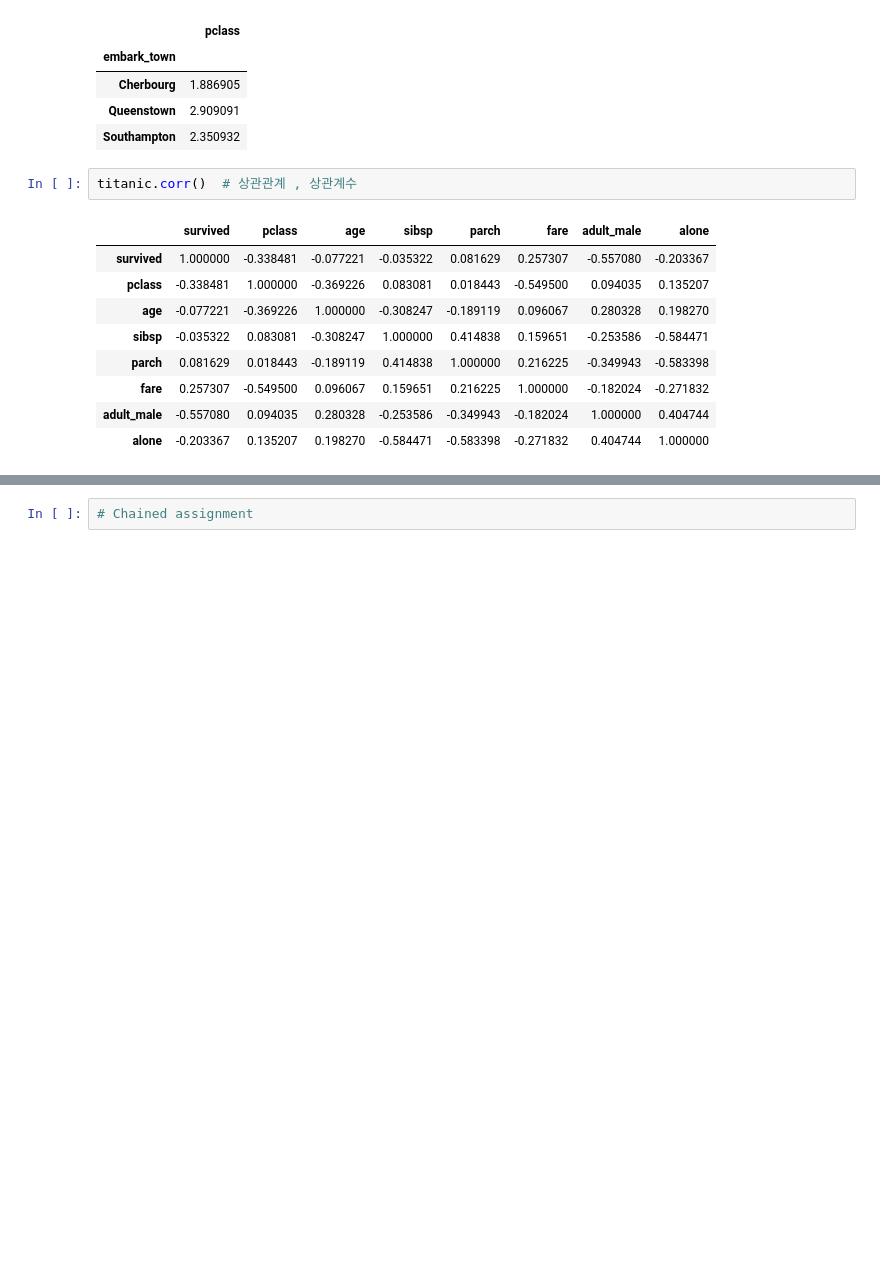
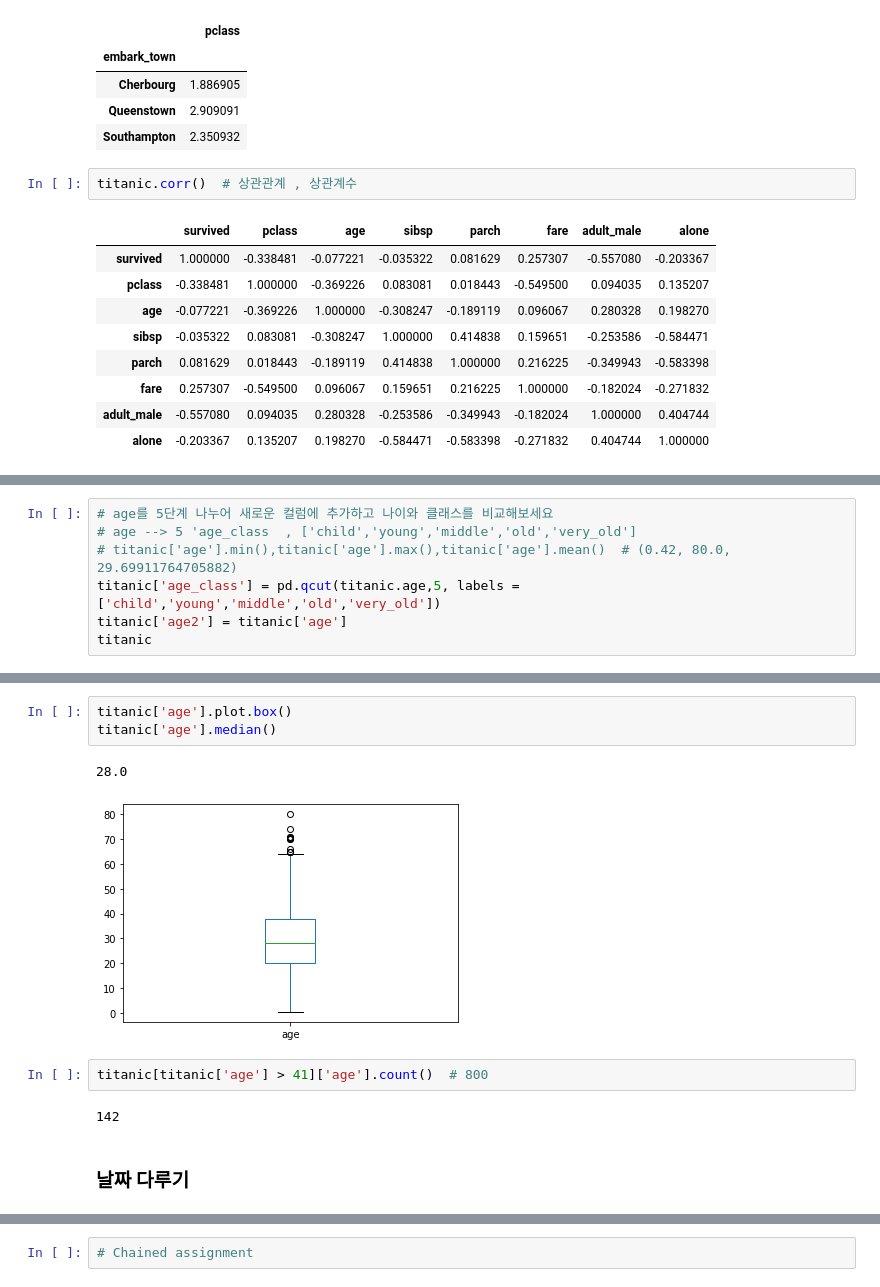
Before and after one commit to landturtler/2020_AI_education_example, a Jupyter notebook: pandas_basic.ipynb, the cells around one changed output, grey strips where cells are left out. Saved outputs shown, nothing was run; the diff lists cells and outputs as text; blank space fills up the shorter version.

```diff
--- a/pandas_basic.ipynb
+++ b/pandas_basic.ipynb
@@ -975,0 +978,7 @@ pandas.core.series.Series
+# %%
+# age를 5단계 나누어 새로운 컬럼에 추가하고 나이와 클래스를 비교해보세요
+# age --> 5 'age_class  , ['child','young','middle','old','very_old']
+# titanic['age'].min(),titanic['age'].max(),titanic['age'].mean()  # (0.42, 80.0, 29.69911764705882)
+titanic['age_class'] = pd.qcut(titanic.age,5, labels = ['child','young','middle','old','very_old'])
+titanic['age2'] = titanic['age']
+titanic
@@ -975,0 +1072,12 @@ pandas.core.series.Series
+# %%
+titanic['age'].plot.box()
+titanic['age'].median()
+# %% [output]
+28.0
+[figure, added]
+# %%
+titanic[titanic['age'] > 41]['age'].count()  # 800
+# %% [output]
+142
+# %% [markdown]
+### 날짜 다루기
```
Also changed, not shown: parts of 11 cells of this notebook.
